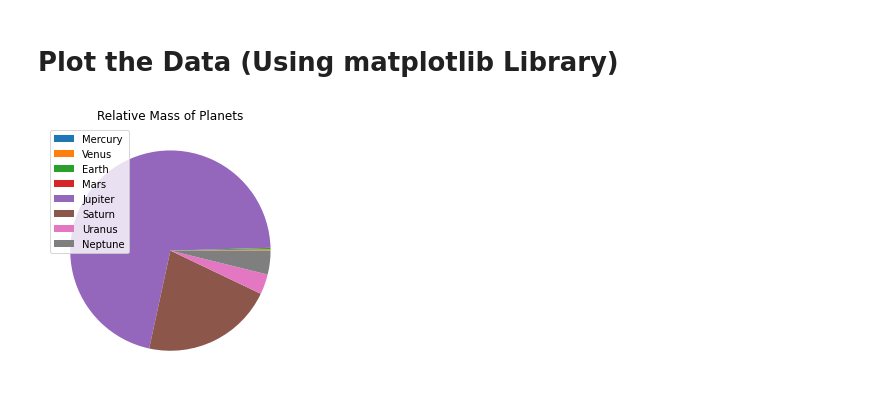
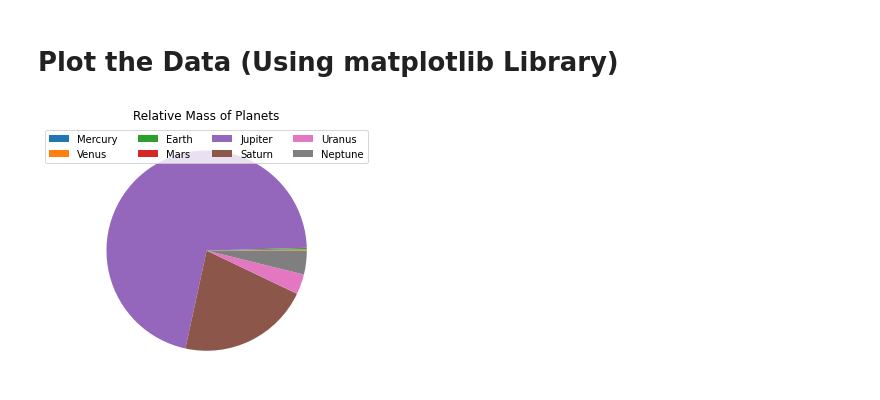
Before and after one commit to pbeens/OTF-Data-Analysis-2021-05, a Jupyter notebook: Demo_Bar_Chart_Mass_of_Planets.ipynb, the cells around one changed output. Saved outputs shown, nothing was run; the diff lists cells and outputs as text; code cells hidden in the pictures.

Commit message:
Created using Colaboratory (added ncols to matplotlib pie chart)

```diff
--- a/Demo_Bar_Chart_Mass_of_Planets.ipynb
+++ b/Demo_Bar_Chart_Mass_of_Planets.ipynb
@@ -257,11 +261,11 @@ import matplotlib.pyplot as plt
 # %%
 labels = df['Name']
 
 plt.pie(df['Mass[m]'], labels=None)
-plt.legend(labels=labels, loc="upper left")
+plt.legend(labels=labels, loc="upper center", ncol=4)
 plt.title('Relative Mass of Planets')
 plt.tight_layout() # makes it a little larger
 plt.savefig("mass-of-plants_2.png")
 plt.show()
 # %% [output]
-[figure, old version]
+[figure, new version]
```
Also changed, not shown: parts of 2 cells of this notebook.
